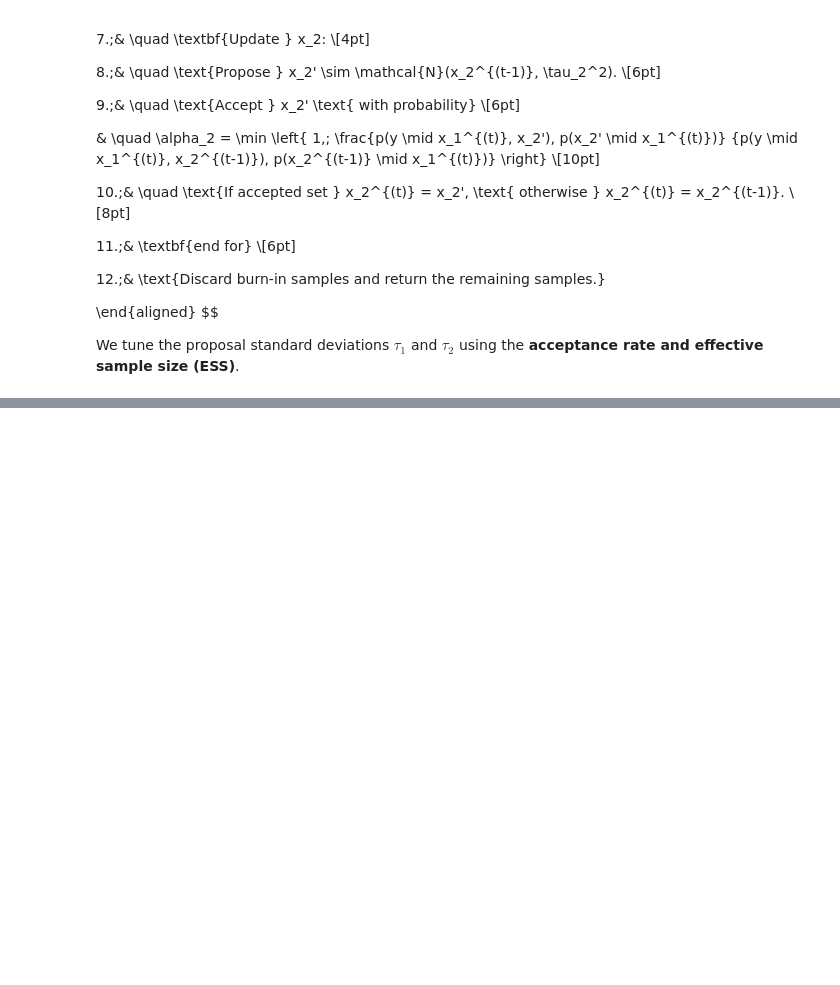
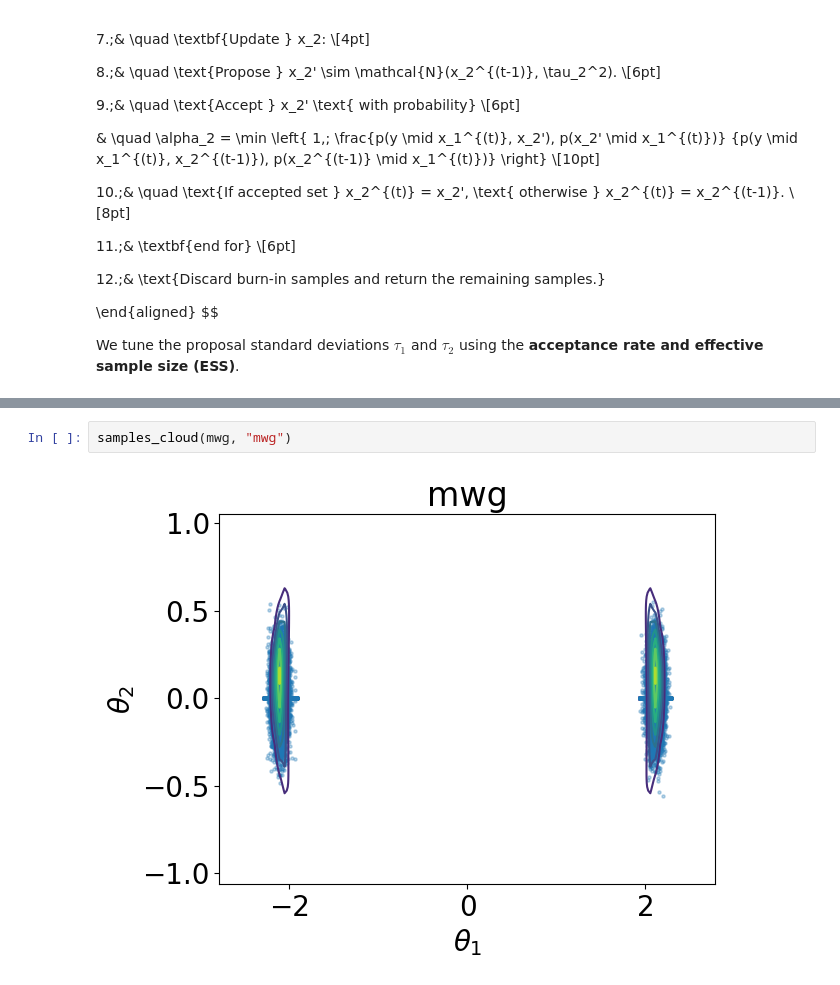
Before and after one commit to alisaklymchuk/stochastic_simulation_math60047, a Jupyter notebook: coursework.ipynb, the cells around one changed output, grey strips where cells are left out. Saved outputs shown, nothing was run; the diff lists cells and outputs as text; blank space fills up the shorter version.

```diff
--- a/coursework.ipynb
+++ b/coursework.ipynb
@@ -730,0 +748,4 @@ def metropolis_within_gibbs(target=log_posterior, N=10**6, x0=np.array([0,0]), s
+# %%
+samples_cloud(mwg, "mwg")
+# %% [output]
+[figure, added]
```
Also changed, not shown: parts of 4 cells of this notebook.
